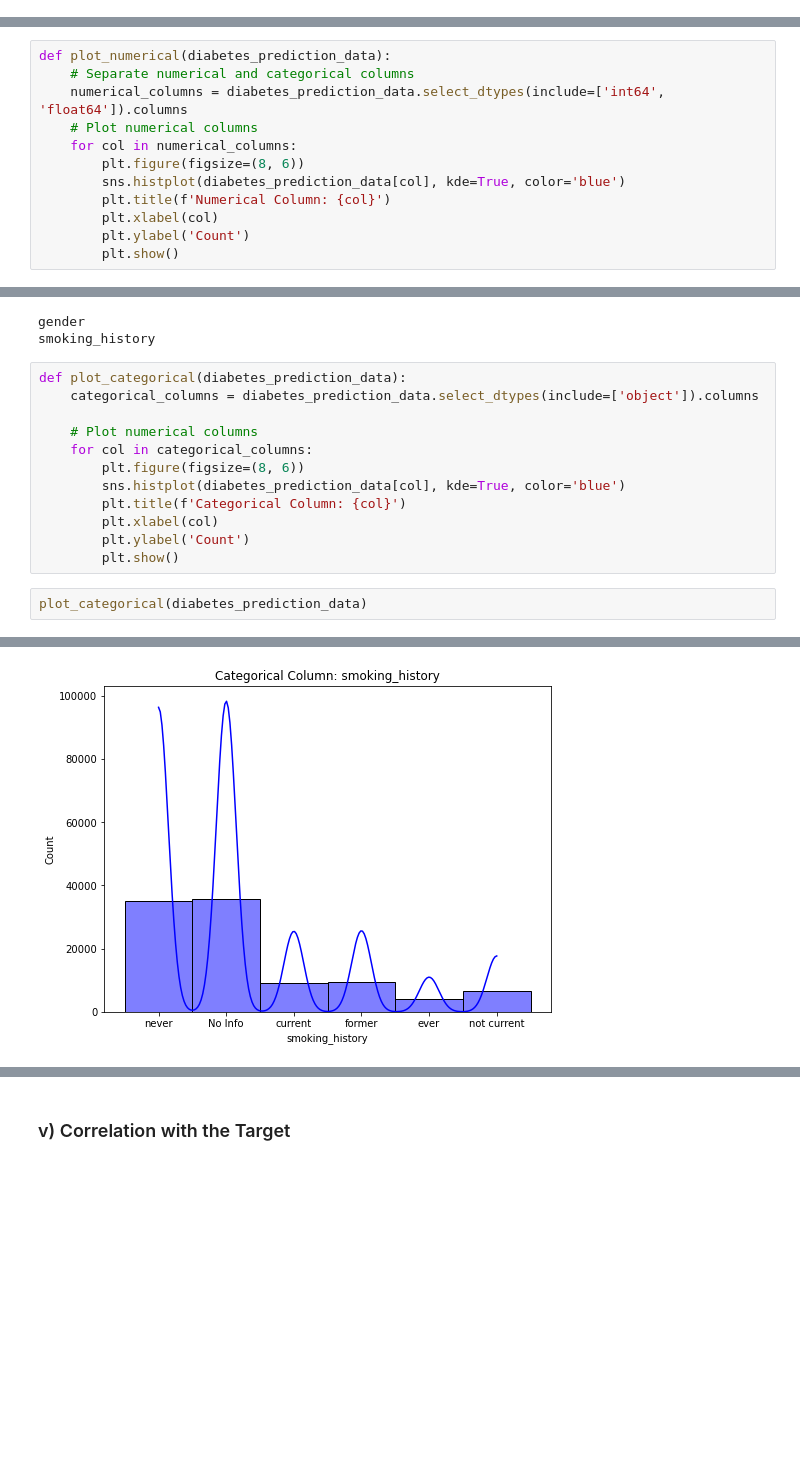
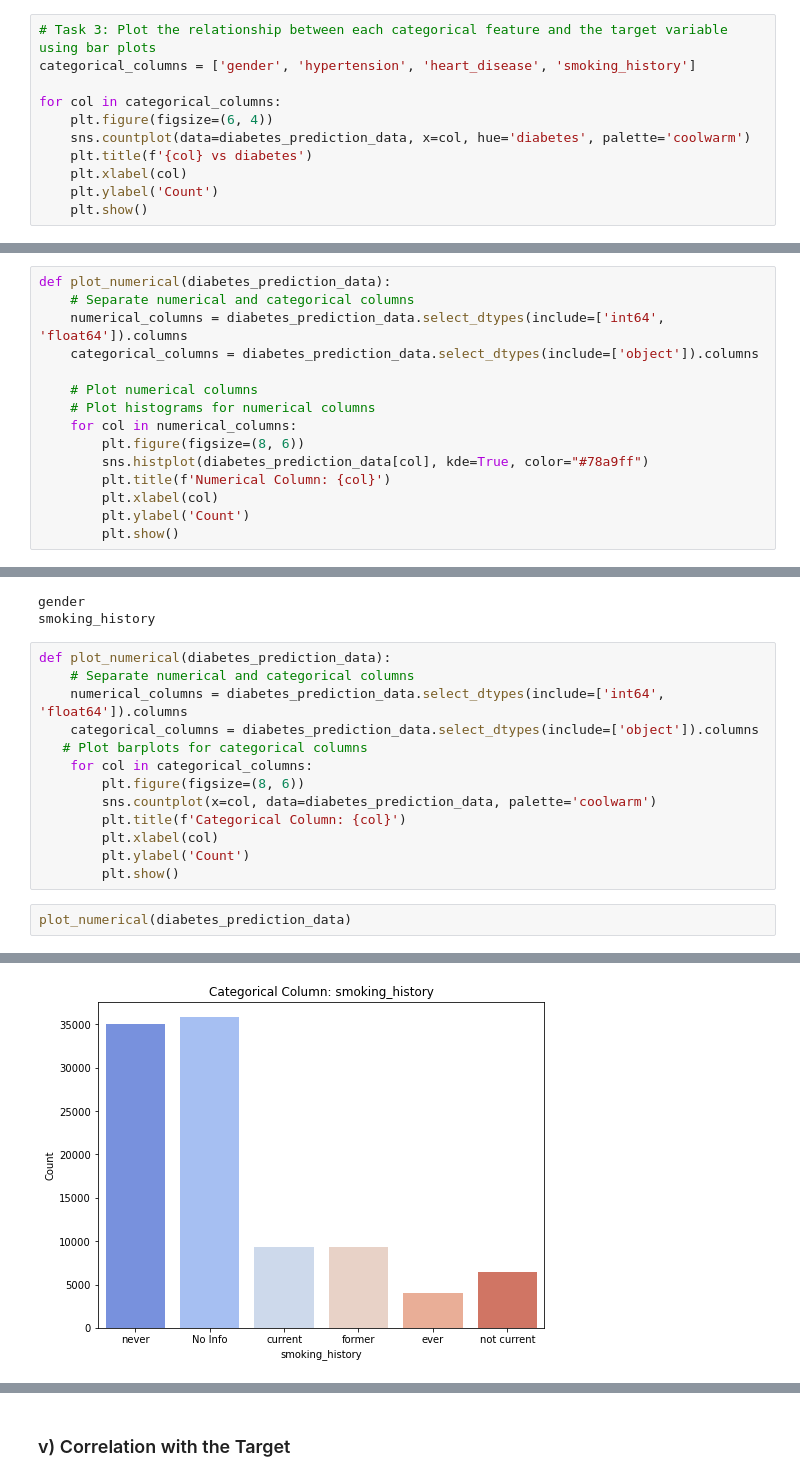
Before and after one commit to Edna722/Africantech-Hackathon, a Jupyter notebook: Diabetes Notebook 1.ipynb, the cells around one changed output, grey strips where cells are left out. Drawn from its saved outputs; the diff is of its cells as text; blank space fills up the shorter version.

```diff
--- a/Diabetes Notebook 1.ipynb
+++ b/Diabetes Notebook 1.ipynb
@@ -120,0 +203,11 @@ dataset_info
+# %%
+# Task 3: Plot the relationship between each categorical feature and the target variable using bar plots
+categorical_columns = ['gender', 'hypertension', 'heart_disease', 'smoking_history']
+
+for col in categorical_columns:
+    plt.figure(figsize=(6, 4))
+    sns.countplot(data=diabetes_prediction_data, x=col, hue='diabetes', palette='coolwarm')
+    plt.title(f'{col} vs diabetes')
+    plt.xlabel(col)
+    plt.ylabel('Count')
+    plt.show()
@@ -141,10 +239,13 @@ Index(['gender', 'smoking_history'], dtype='object')
 def plot_numerical(diabetes_prediction_data):
     # Separate numerical and categorical columns
     numerical_columns = diabetes_prediction_data.select_dtypes(include=['int64', 'float64']).columns
+    categorical_columns = diabetes_prediction_data.select_dtypes(include=['object']).columns
+
     # Plot numerical columns
+    # Plot histograms for numerical columns
     for col in numerical_columns:
         plt.figure(figsize=(8, 6))
-        sns.histplot(diabetes_prediction_data[col], kde=True, color='blue')
+        sns.histplot(diabetes_prediction_data[col], kde=True, color="#78a9ff")
         plt.title(f'Numerical Column: {col}')
         plt.xlabel(col)
         plt.ylabel('Count')
@@ -177,17 +278,18 @@ print_categorical_columns(diabetes_prediction_data)
 gender
 smoking_history
 # %%
-def plot_categorical(diabetes_prediction_data):
+def plot_numerical(diabetes_prediction_data):
+    # Separate numerical and categorical columns
+    numerical_columns = diabetes_prediction_data.select_dtypes(include=['int64', 'float64']).columns
     categorical_columns = diabetes_prediction_data.select_dtypes(include=['object']).columns
-
-    # Plot numerical columns
+   # Plot barplots for categorical columns
     for col in categorical_columns:
         plt.figure(figsize=(8, 6))
-        sns.histplot(diabetes_prediction_data[col], kde=True, color='blue')
+        sns.countplot(x=col, data=diabetes_prediction_data, palette='coolwarm')
         plt.title(f'Categorical Column: {col}')
         plt.xlabel(col)
         plt.ylabel('Count')
         plt.show()
 # %%
-plot_categorical(diabetes_prediction_data)
+plot_numerical(diabetes_prediction_data)
 # %% [output]
@@ -195 +297 @@ plot_categorical(diabetes_prediction_data)
-[figure, old version]
+[figure, new version]
```
Also changed, not shown: parts of 51 cells of this notebook.
